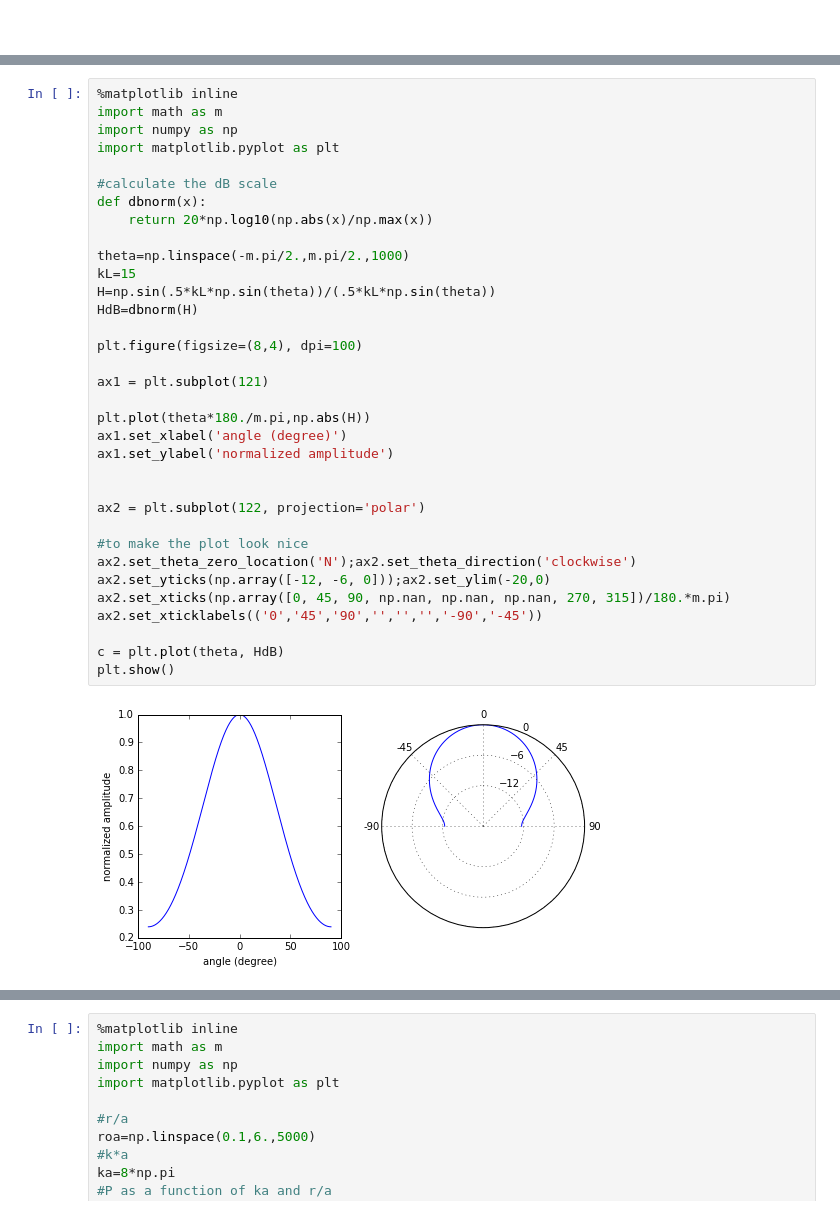
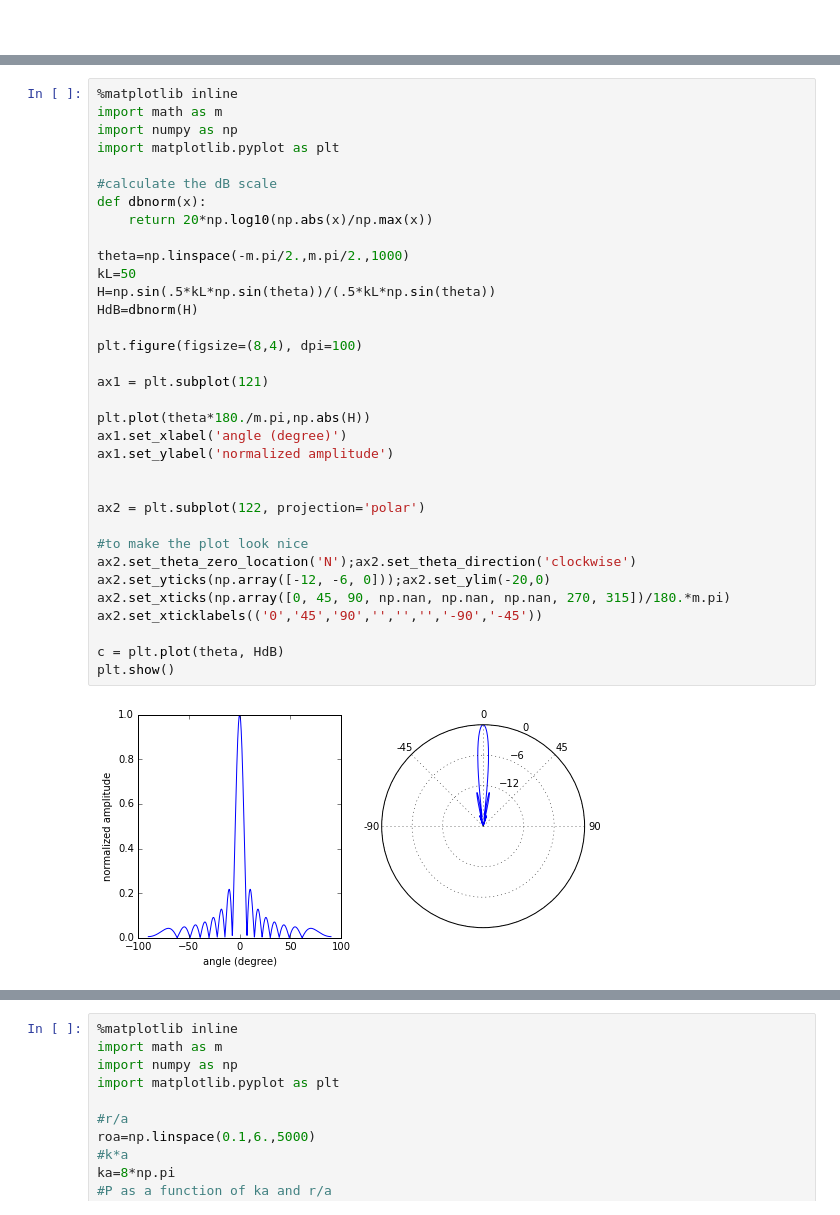
Before and after one commit to cdohl/PH4606, a Jupyter notebook: lecture 7.ipynb, the cells around one changed output, grey strips where cells are left out. Saved outputs shown, nothing was run; the diff lists cells and outputs as text.

```diff
--- a/lecture 7.ipynb
+++ b/lecture 7.ipynb
@@ -115,35 +115,35 @@ import numpy as np
 import matplotlib.pyplot as plt
 
 #calculate the dB scale
 def dbnorm(x):
     return 20*np.log10(np.abs(x)/np.max(x))
 
 theta=np.linspace(-m.pi/2.,m.pi/2.,1000)
-kL=15
+kL=50
 H=np.sin(.5*kL*np.sin(theta))/(.5*kL*np.sin(theta))
 HdB=dbnorm(H)
 
 plt.figure(figsize=(8,4), dpi=100)
 
 ax1 = plt.subplot(121)
 
 plt.plot(theta*180./m.pi,np.abs(H))
 ax1.set_xlabel('angle (degree)')
 ax1.set_ylabel('normalized amplitude')
 
 
 ax2 = plt.subplot(122, projection='polar')
 
 #to make the plot look nice
 ax2.set_theta_zero_location('N');ax2.set_theta_direction('clockwise')
 ax2.set_yticks(np.array([-12, -6, 0]));ax2.set_ylim(-20,0)
 ax2.set_xticks(np.array([0, 45, 90, np.nan, np.nan, np.nan, 270, 315])/180.*m.pi)
 ax2.set_xticklabels(('0','45','90','','','','-90','-45'))
 
 c = plt.plot(theta, HdB)
 plt.show()
 # %% [output]
-[figure, old version]
+[figure, new version]
 # %% [markdown]
 ## Plane Circular Piston
 
```
Also changed, not shown: 1 other file.
